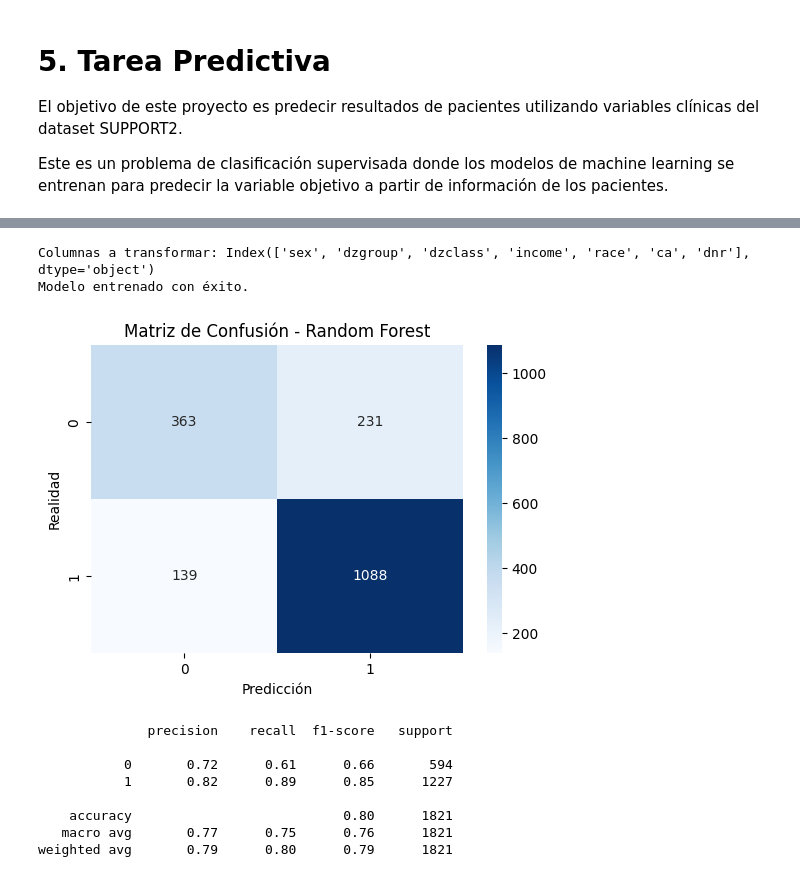
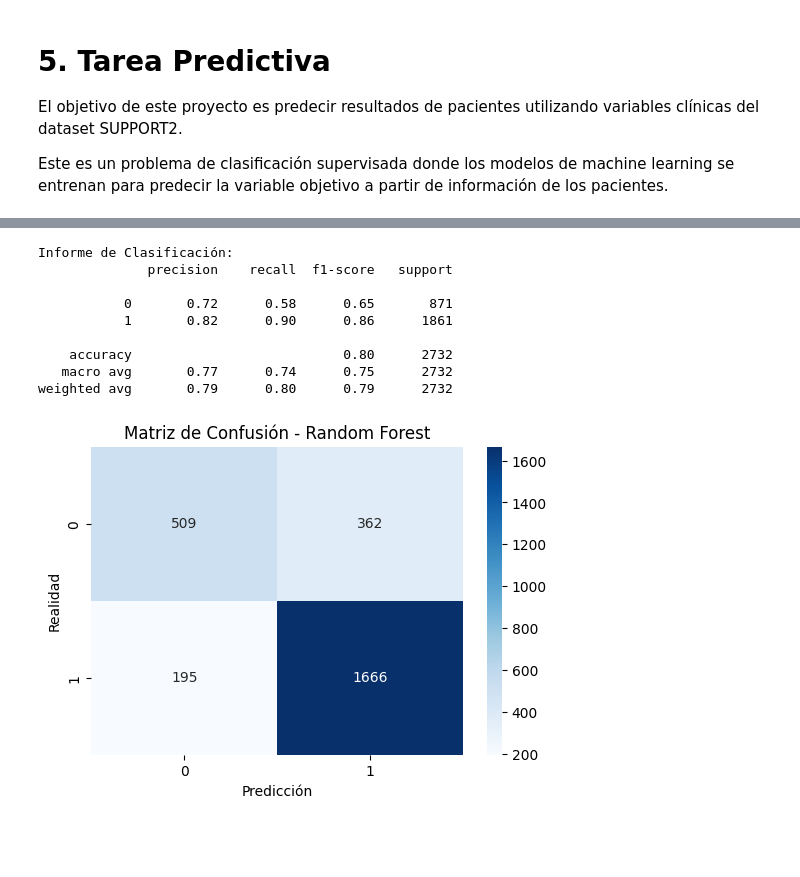
Before and after one commit to nrapun/proyecto_AA, a Jupyter notebook: notebook_proyectoAA.ipynb, the cells around one changed output, grey strips where cells are left out. Saved outputs shown, nothing was run; the diff lists cells and outputs as text; code cells hidden in the pictures; blank space fills up the shorter version.

```diff
--- a/notebook_proyectoAA.ipynb
+++ b/notebook_proyectoAA.ipynb
@@ -517,65 +522,58 @@ La evaluación incluye:
 # %%
-# 1. Seleccionamos las columnas que son texto (objetos)
-categorical_cols = X_raw.select_dtypes(include=['object']).columns
-print("Columnas a transformar:", categorical_cols)
-
-# 2. Aplicamos One-Hot Encoding
-# Esto convertirá 'sex' en 'sex_male' y 'sex_female' con ceros y unos
-X = pd.get_dummies(X_raw, columns=categorical_cols, drop_first=True)
-
-# 3. Importante: El dataset SUPPORT2 tiene muchos nulos (NaN)
-# Los modelos de sklearn no aceptan nulos. Vamos a rellenarlos con la mediana
-X = X.fillna(X.median())
+from sklearn.ensemble import RandomForestClassifier
+from sklearn.model_selection import train_test_split
+from sklearn.metrics import classification_report, confusion_matrix, accuracy_score
 
 from sklearn.ensemble import RandomForestClassifier
-from sklearn.model_selection import train_test_split
+from sklearn.metrics import classification_report, confusion_matrix
 
-# Limpieza rápida necesaria para SUPPORT2
-# (Asegúrate de que 'death' sea tu y)
+# 1. Preparación de datos
+#variable objetivo:
 y = df['death']
-X = df.drop(columns=['death'])
+#quitamos estas columnas porque basicamente te dicen si muere o no
+X = df.drop(columns=['death', 'hospdead', 'surv2m', 'surv6m'])
 
-# A) Convertir texto a números
+# Convertir categóricas a dummies
 X = pd.get_dummies(X, drop_first=True)
 
-# B) Rellenar huecos vacíos (Imputación)
-X = X.fillna(X.median())
+# 3. División de datos (manteniendo el stratify para death)
+X_train, X_test, y_train, y_test = train_test_split(X, y, test_size=0.3, random_state=42, stratify=y)
 
-# C) Dividir y Entrenar
-X_train, X_test, y_train, y_test = train_test_split(X, y, test_size=0.2, random_state=42)
+# 4. Configuración del Bosque para 'death'
+# Por defecto usa muestreo de atributos y bagging
+rf_model = RandomForestClassifier(
+    n_estimators=200,
+    random_state=42
+)
 
-rf_model = RandomForestClassifier(n_estimators=100, max_depth=10, random_state=42)
-rf_model.fit(X_train, y_train) # <-- ¡Ahora ya no fallará aquí!
+# 5. Entrenar y Evaluar
+rf_model.fit(X_train, y_train)
+y_pred_death = rf_model.predict(X_test)
 
-print("Modelo entrenado con éxito.")
+print("\nInforme de Clasificación:")
+print(classification_report(y_test, y_pred_death))
 # %% [output]
-Columnas a transformar: Index(['sex', 'dzgroup', 'dzclass', 'income', 'race', 'ca', 'dnr'], dtype='object')
-Modelo entrenado con éxito.
+Informe de Clasificación:
+              precision    recall  f1-score   support
+
+           0       0.72      0.58      0.65       871
+           1       0.82      0.90      0.86      1861
+
+    accuracy                           0.80      2732
+   macro avg       0.77      0.74      0.75      2732
+weighted avg       0.79      0.80      0.79      2732
 # %%
 from sklearn.metrics import confusion_matrix, classification_report
 import seaborn as sns
 import matplotlib.pyplot as plt
 
-# Sacamos las predicciones del modelo con los datos de prueba
-y_pred = rf_model.predict(X_test)
-
 # Dibujamos la matriz de confusión
 plt.figure(figsize=(6,4))
-sns.heatmap(confusion_matrix(y_test, y_pred), annot=True, fmt='d', cmap='Blues')
+sns.heatmap(confusion_matrix(y_test, y_pred_death), annot=True, fmt='d', cmap='Blues')
 plt.title('Matriz de Confusión - Random Forest')
 plt.xlabel('Predicción')
 plt.ylabel('Realidad')
 plt.show()
-
-print(classification_report(y_test, y_pred))
 # %% [output]
-[figure, old version]
+[figure, new version]
-              precision    recall  f1-score   support
-
-           0       0.72      0.61      0.66       594
-           1       0.82      0.89      0.85      1227
-
-    accuracy                           0.80      1821
-   macro avg       0.77      0.75      0.76      1821
-weighted avg       0.79      0.80      0.79      1821
 # %%
```
Also changed, not shown: parts of 6 cells of this notebook.
